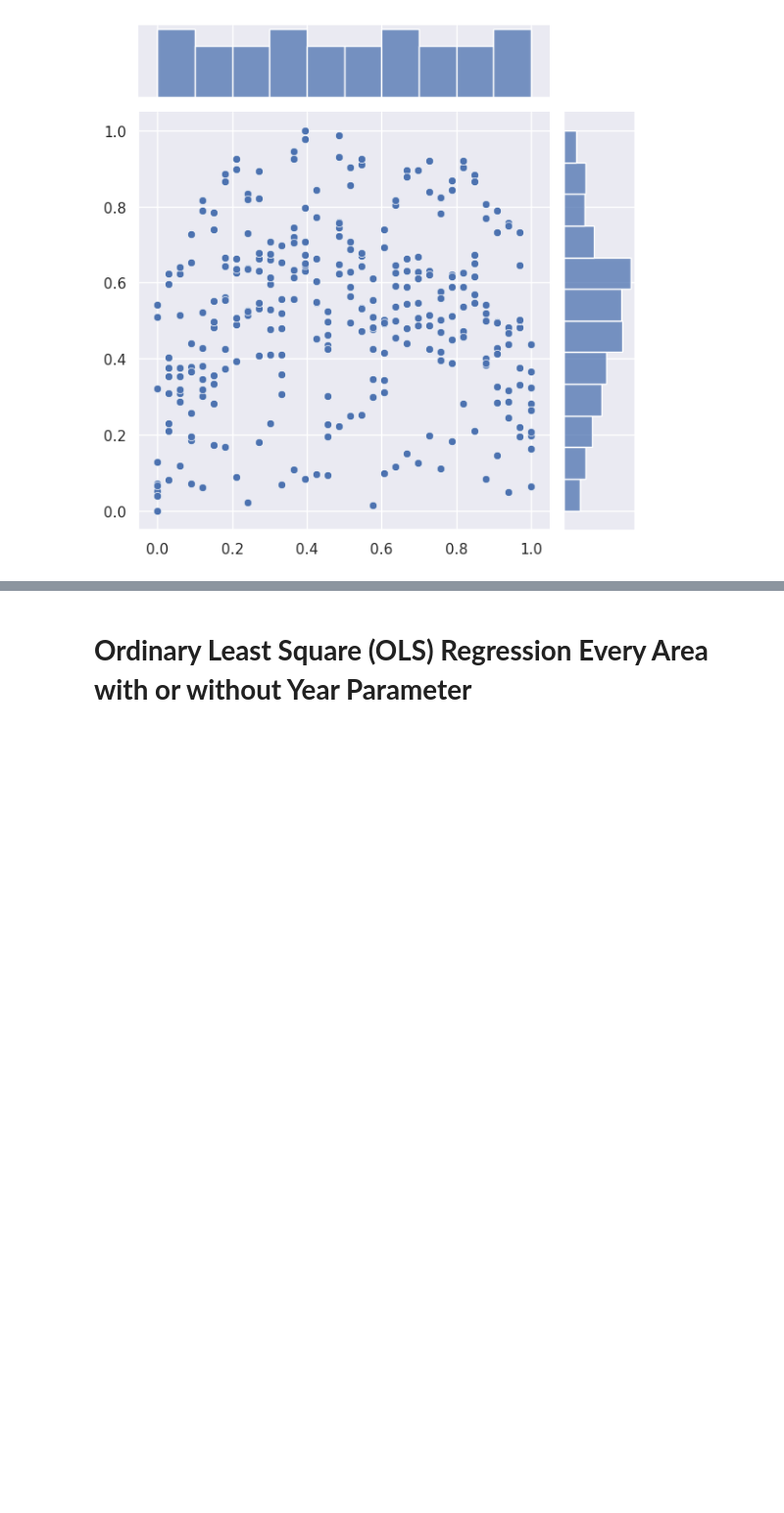
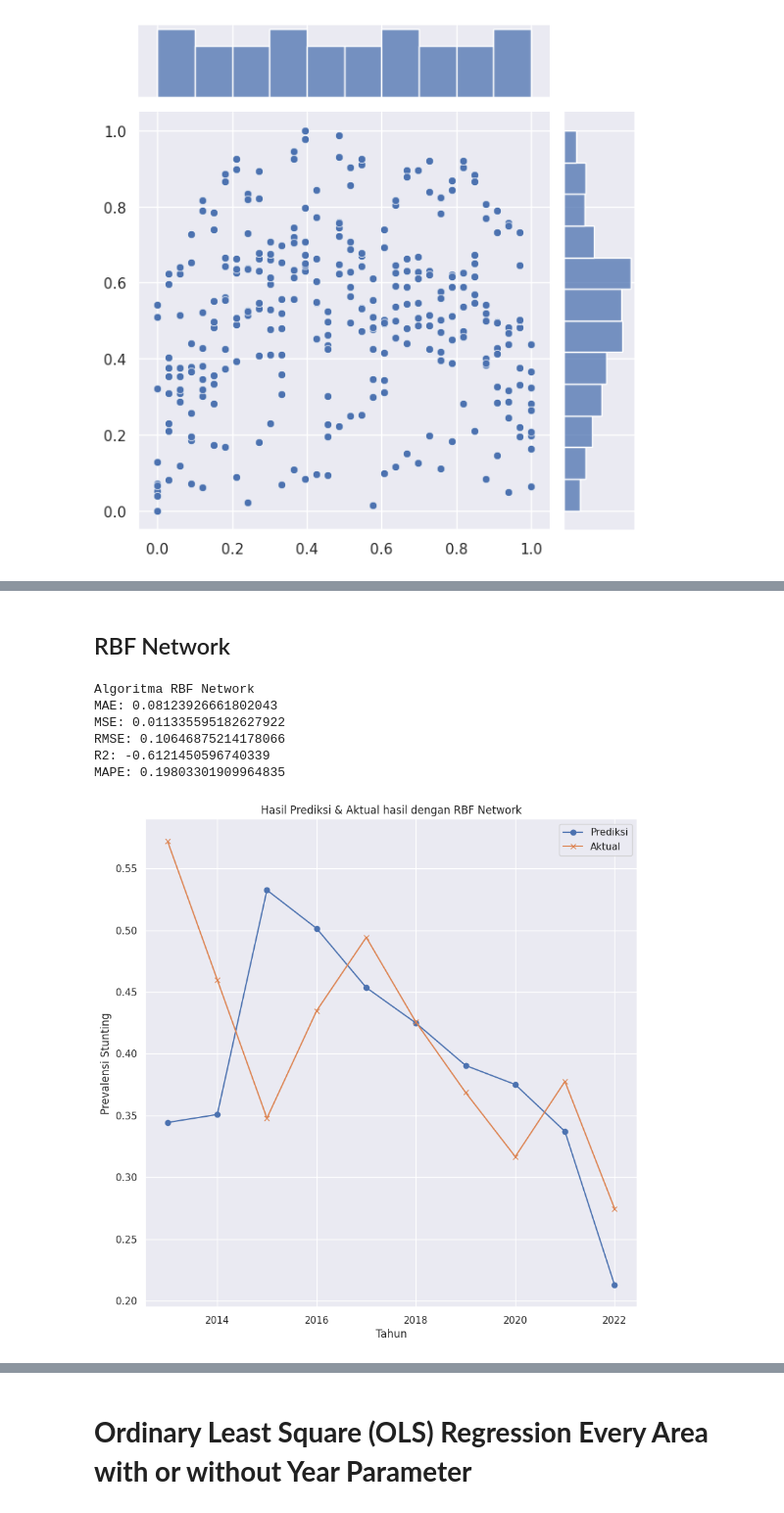
Before and after one commit to habib-roy/google-colab-source-code, a Jupyter notebook: Prediksi_Prevalensi_Stunting_menggunakan_OLS_Regresi.ipynb, the cells around one changed output, grey strips where cells are left out. Shown at 98% size. Saved outputs shown, nothing was run; the diff lists cells and outputs as text; code cells hidden in the pictures; blank space fills up the shorter version.

```diff
--- a/Prediksi_Prevalensi_Stunting_menggunakan_OLS_Regresi.ipynb
+++ b/Prediksi_Prevalensi_Stunting_menggunakan_OLS_Regresi.ipynb
@@ -257,0 +372,2 @@ MAPE_Without_Year = []
+# %% [markdown]
+## RBF Network
@@ -257,0 +405,47 @@ MAPE_Without_Year = []
+# %%
+num_centers = 2
+sigma = 1.0
+
+rbf_net = RBFNetwork(num_centers, sigma)
+rbf_net.fit(np.array(dataProvinsiJawaTimur[['wilayah', 'tahun', 'x1', 'x2', 'x3', 'x4', 'x5', 'x6']]), np.array(dataProvinsiJawaTimur['target']))
+# %%
+rbf_net_pred = rbf_net.predict(np.array(dataProvinsiJawaTimur[['wilayah', 'tahun', 'x1', 'x2', 'x3', 'x4', 'x5', 'x6']]))
+
+rbf_net_MAE = mean_absolute_error(np.array(dataProvinsiJawaTimur['target']), rbf_net_pred)
+rbf_net_MSE = mean_squared_error(np.array(dataProvinsiJawaTimur['target']), rbf_net_pred)
+rbf_net_RMSE = mean_squared_error(np.array(dataProvinsiJawaTimur['target']), rbf_net_pred, squared=False)
+rbf_net_R2 = r2_score(np.array(dataProvinsiJawaTimur['target']), rbf_net_pred)
+rbf_net_MAPE = mean_absolute_percentage_error(np.array(dataProvinsiJawaTimur['target']), rbf_net_pred)
+
+Algoritma.append('RBF Network')
+MAE.append(rbf_net_MAE)
+MSE.append(rbf_net_MSE)
+RMSE.append(rbf_net_RMSE)
+R2.append(rbf_net_R2)
+MAPE.append(rbf_net_MAPE)
+
+print("Algoritma RBF Network")
+print("MAE:", rbf_net_MAE)
+print("MSE:", rbf_net_MSE)
+print("RMSE:", rbf_net_RMSE)
+print("R2:", rbf_net_R2)
+print("MAPE:", rbf_net_MAPE)
+# %% [output]
+Algoritma RBF Network
+MAE: 0.08123926661802043
+MSE: 0.011335595182627922
+RMSE: 0.10646875214178066
+R2: -0.6121450596740339
+MAPE: 0.19803301909964835
+# %%
+# ploting actual & prediction
+plt.plot(tahun, rbf_net_pred, marker='o')
+plt.plot(tahun, dataProvinsiJawaTimur[['target']],  marker='x')
+
+plt.xlabel('Tahun')
+plt.ylabel('Prevalensi Stunting')
+
+plt.title("Hasil Prediksi & Aktual hasil dengan RBF Network")
+plt.legend(['Prediksi', 'Aktual']);
+# %% [output]
+[figure, added]
```
Also changed, not shown: parts of 43 cells of this notebook.
